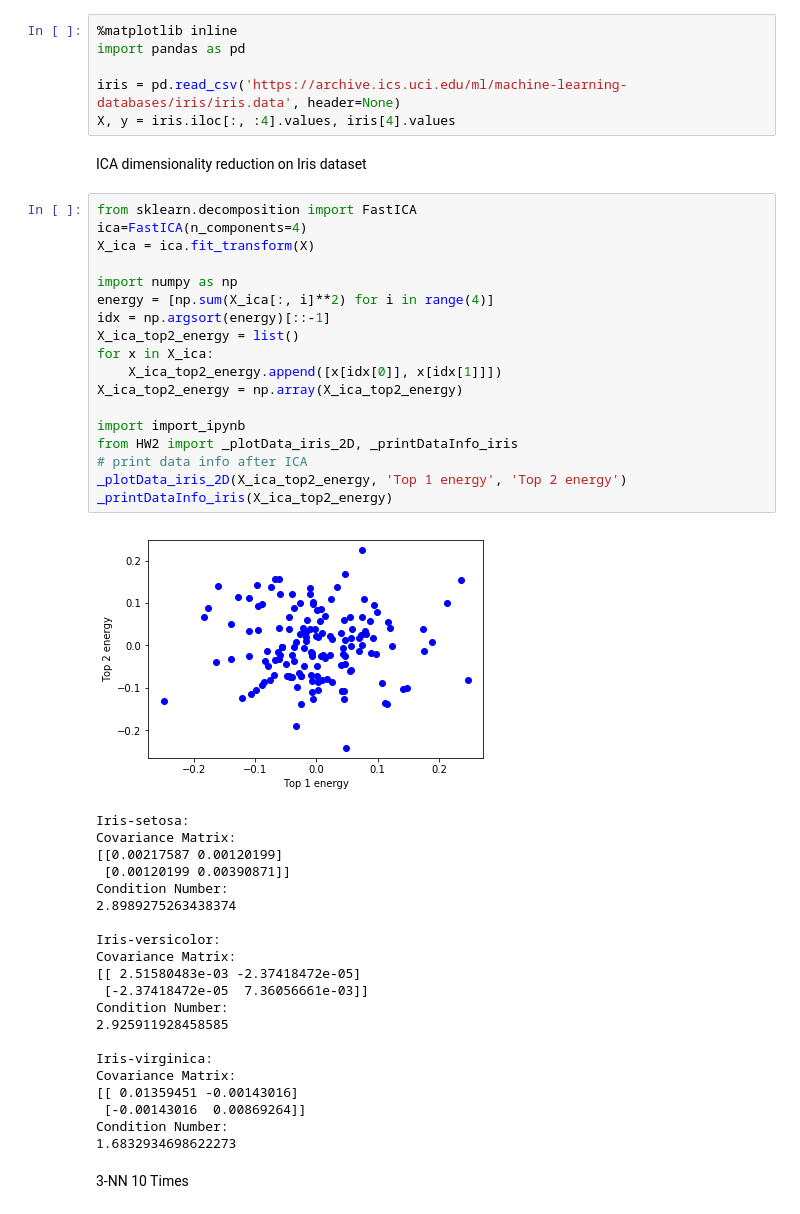
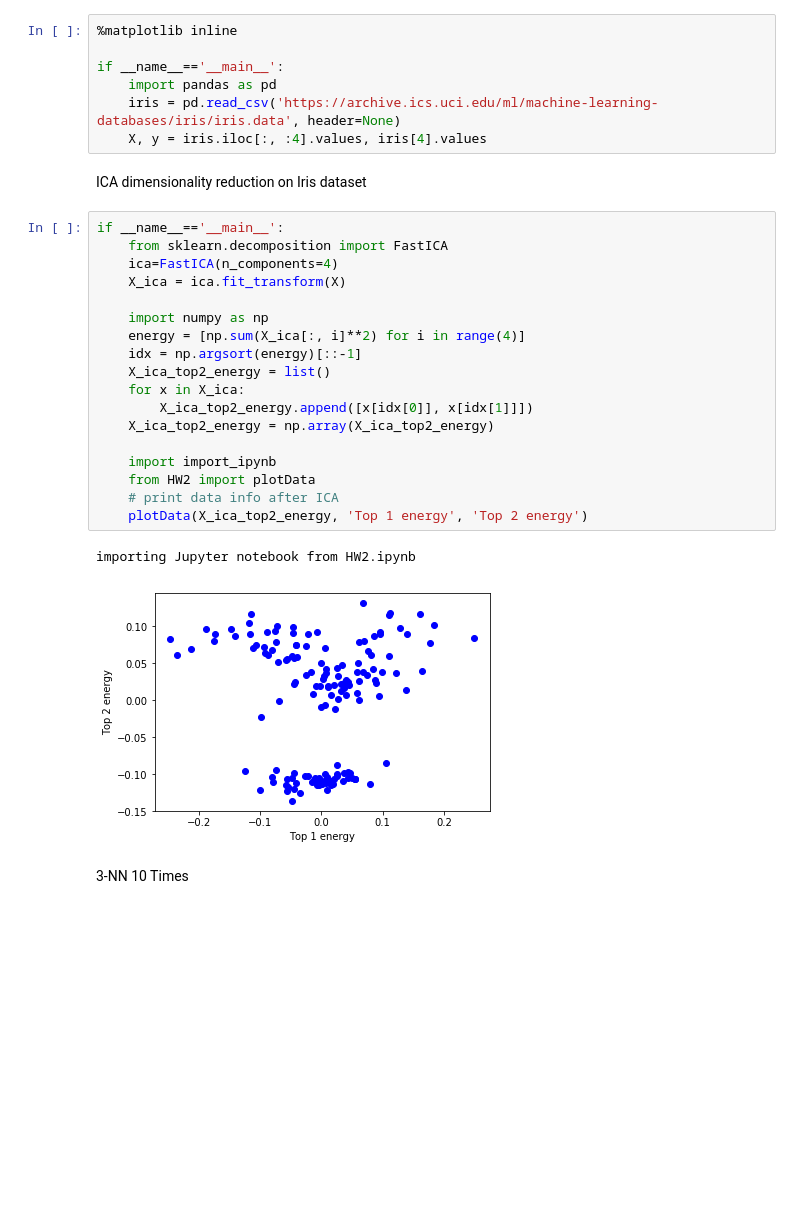
Before and after one commit to wei840222/ML-HW, a Jupyter notebook: HW3.ipynb, the cells around one changed output. Cells and saved outputs as stored; diff of their text form; blank space fills up the shorter version.

Commit message:
fix import error

```diff
--- a/HW3.ipynb
+++ b/HW3.ipynb
@@ -8,52 +8,34 @@ observations. On the obtained four components, pick the two components with larg
 load dataset
 # %%
 %matplotlib inline
-import pandas as pd
 
-iris = pd.read_csv('https://archive.ics.uci.edu/ml/machine-learning-databases/iris/iris.data', header=None)
-X, y = iris.iloc[:, :4].values, iris[4].values
+if __name__=='__main__':
+    import pandas as pd
+    iris = pd.read_csv('https://archive.ics.uci.edu/ml/machine-learning-databases/iris/iris.data', header=None)
+    X, y = iris.iloc[:, :4].values, iris[4].values
 # %% [markdown]
 ICA dimensionality reduction on Iris dataset
 # %%
-from sklearn.decomposition import FastICA
-ica=FastICA(n_components=4)
-X_ica = ica.fit_transform(X)
+if __name__=='__main__':
+    from sklearn.decomposition import FastICA
+    ica=FastICA(n_components=4)
+    X_ica = ica.fit_transform(X)
 
-import numpy as np
-energy = [np.sum(X_ica[:, i]**2) for i in range(4)]
-idx = np.argsort(energy)[::-1]
-X_ica_top2_energy = list()
-for x in X_ica:
-    X_ica_top2_energy.append([x[idx[0]], x[idx[1]]])
-X_ica_top2_energy = np.array(X_ica_top2_energy)
+    import numpy as np
+    energy = [np.sum(X_ica[:, i]**2) for i in range(4)]
+    idx = np.argsort(energy)[::-1]
+    X_ica_top2_energy = list()
+    for x in X_ica:
+        X_ica_top2_energy.append([x[idx[0]], x[idx[1]]])
+    X_ica_top2_energy = np.array(X_ica_top2_energy)
 
-import import_ipynb
-from HW2 import _plotData_iris_2D, _printDataInfo_iris
-# print data info after ICA
-_plotData_iris_2D(X_ica_top2_energy, 'Top 1 energy', 'Top 2 energy')
-_printDataInfo_iris(X_ica_top2_energy)
+    import import_ipynb
+    from HW2 import plotData
+    # print data info after ICA
+    plotData(X_ica_top2_energy, 'Top 1 energy', 'Top 2 energy')
 # %% [output]
+importing Jupyter notebook from HW2.ipynb
-[figure, old version]
+[figure, new version]
-Iris-setosa:
-Covariance Matrix:
-[[0.00217587 0.00120199]
- [0.00120199 0.00390871]]
-Condition Number:
-2.8989275263438374
-
-Iris-versicolor:
-Covariance Matrix:
-[[ 2.51580483e-03 -2.37418472e-05]
- [-2.37418472e-05  7.36056661e-03]]
-Condition Number:
-2.925911928458585
-
-Iris-virginica:
-Covariance Matrix:
-[[ 0.01359451 -0.00143016]
- [-0.00143016  0.00869264]]
-Condition Number:
-1.6832934698622273
 # %% [markdown]
 3-NN 10 Times
 # %%
```
Also changed, not shown: parts of 2 cells of this notebook.
